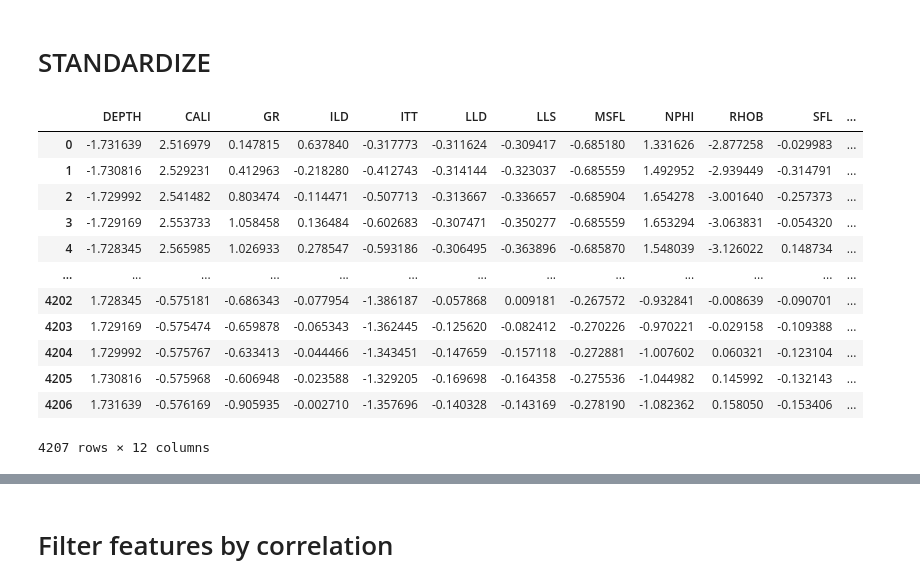
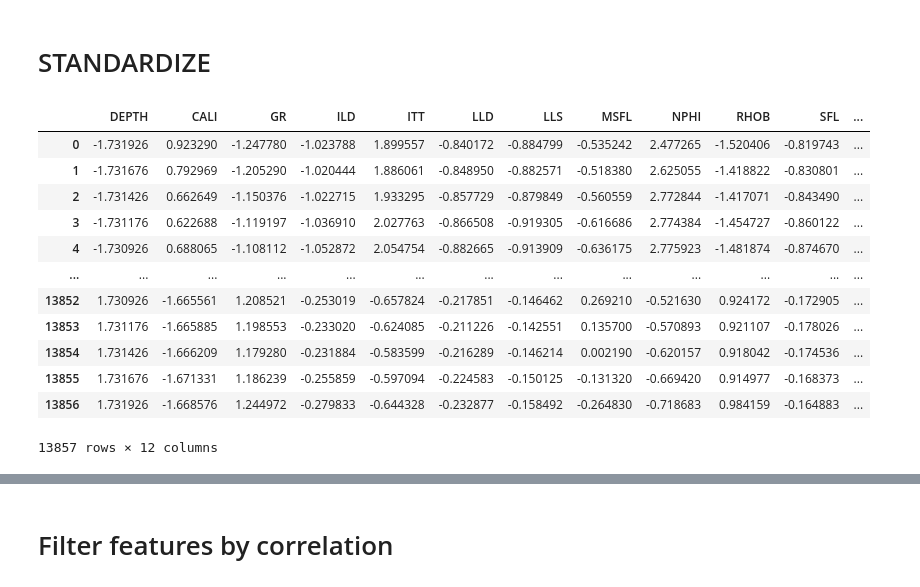
Before and after one commit to dernestbank/Lithology-Log-prediction-, a Jupyter notebook: FEAT SELECT.ipynb, the cells around one changed output, grey strips where cells are left out. Drawn from its saved outputs; the diff is of its cells as text; code cells hidden in the pictures.

```diff
--- a/FEAT SELECT.ipynb
+++ b/FEAT SELECT.ipynb
@@ -22,26 +22,26 @@ dataset1= df1.copy()
 # %%
 #     using mean of each feature
 from sklearn.preprocessing import StandardScaler
 scaler1 = StandardScaler()
-Sd_scaler1=scaler1.fit(dataset4)
-data1_Sd= Sd_scaler1.transform(dataset4)
+Sd_scaler1=scaler1.fit(dataset1)
+data1_Sd= Sd_scaler1.transform(dataset1)
 # print(data1_Sd)
 
 # convert standardized(numpy) datatype to pandas dataframe
 pd_data1_Sd= pd.DataFrame(data1_Sd, columns=dataset4.keys())
 
 pd_data1_Sd
 # %% [output]
 |  | DEPTH | CALI | GR | ILD | ITT | LLD | LLS | MSFL | NPHI | RHOB | SFL | ... |
-| 0 | -1.731639 | 2.516979 | 0.147815 | 0.637840 | -0.317773 | -0.311624 | -0.309417 | -0.685180 | 1.331626 | -2.877258 | -0.029983 | ... |
-| 1 | -1.730816 | 2.529231 | 0.412963 | -0.218280 | -0.412743 | -0.314144 | -0.323037 | -0.685559 | 1.492952 | -2.939449 | -0.314791 | ... |
-| 2 | -1.729992 | 2.541482 | 0.803474 | -0.114471 | -0.507713 | -0.313667 | -0.336657 | -0.685904 | 1.654278 | -3.001640 | -0.257373 | ... |
-| 3 | -1.729169 | 2.553733 | 1.058458 | 0.136484 | -0.602683 | -0.307471 | -0.350277 | -0.685559 | 1.653294 | -3.063831 | -0.054320 | ... |
-| 4 | -1.728345 | 2.565985 | 1.026933 | 0.278547 | -0.593186 | -0.306495 | -0.363896 | -0.685870 | 1.548039 | -3.126022 | 0.148734 | ... |
+| 0 | -1.731926 | 0.923290 | -1.247780 | -1.023788 | 1.899557 | -0.840172 | -0.884799 | -0.535242 | 2.477265 | -1.520406 | -0.819743 | ... |
+| 1 | -1.731676 | 0.792969 | -1.205290 | -1.020444 | 1.886061 | -0.848950 | -0.882571 | -0.518380 | 2.625055 | -1.418822 | -0.830801 | ... |
+| 2 | -1.731426 | 0.662649 | -1.150376 | -1.022715 | 1.933295 | -0.857729 | -0.879849 | -0.560559 | 2.772844 | -1.417071 | -0.843490 | ... |
+| 3 | -1.731176 | 0.622688 | -1.119197 | -1.036910 | 2.027763 | -0.866508 | -0.919305 | -0.616686 | 2.774384 | -1.454727 | -0.860122 | ... |
+| 4 | -1.730926 | 0.688065 | -1.108112 | -1.052872 | 2.054754 | -0.882665 | -0.913909 | -0.636175 | 2.775923 | -1.481874 | -0.874670 | ... |
 | ... | ... | ... | ... | ... | ... | ... | ... | ... | ... | ... | ... | ... |
-| 4202 | 1.728345 | -0.575181 | -0.686343 | -0.077954 | -1.386187 | -0.057868 | 0.009181 | -0.267572 | -0.932841 | -0.008639 | -0.090701 | ... |
-| 4203 | 1.729169 | -0.575474 | -0.659878 | -0.065343 | -1.362445 | -0.125620 | -0.082412 | -0.270226 | -0.970221 | -0.029158 | -0.109388 | ... |
-| 4204 | 1.729992 | -0.575767 | -0.633413 | -0.044466 | -1.343451 | -0.147659 | -0.157118 | -0.272881 | -1.007602 | 0.060321 | -0.123104 | ... |
-| 4205 | 1.730816 | -0.575968 | -0.606948 | -0.023588 | -1.329205 | -0.169698 | -0.164358 | -0.275536 | -1.044982 | 0.145992 | -0.132143 | ... |
-| 4206 | 1.731639 | -0.576169 | -0.905935 | -0.002710 | -1.357696 | -0.140328 | -0.143169 | -0.278190 | -1.082362 | 0.158050 | -0.153406 | ... |
+| 13852 | 1.730926 | -1.665561 | 1.208521 | -0.253019 | -0.657824 | -0.217851 | -0.146462 | 0.269210 | -0.521630 | 0.924172 | -0.172905 | ... |
+| 13853 | 1.731176 | -1.665885 | 1.198553 | -0.233020 | -0.624085 | -0.211226 | -0.142551 | 0.135700 | -0.570893 | 0.921107 | -0.178026 | ... |
+| 13854 | 1.731426 | -1.666209 | 1.179280 | -0.231884 | -0.583599 | -0.216289 | -0.146214 | 0.002190 | -0.620157 | 0.918042 | -0.174536 | ... |
+| 13855 | 1.731676 | -1.671331 | 1.186239 | -0.255859 | -0.597094 | -0.224583 | -0.150125 | -0.131320 | -0.669420 | 0.914977 | -0.168373 | ... |
+| 13856 | 1.731926 | -1.668576 | 1.244972 | -0.279833 | -0.644328 | -0.232877 | -0.158492 | -0.264830 | -0.718683 | 0.984159 | -0.164883 | ... |
-4207 rows × 12 columns
+13857 rows × 12 columns
```
Also changed, not shown: parts of 4 cells of this notebook, 4 other files.
